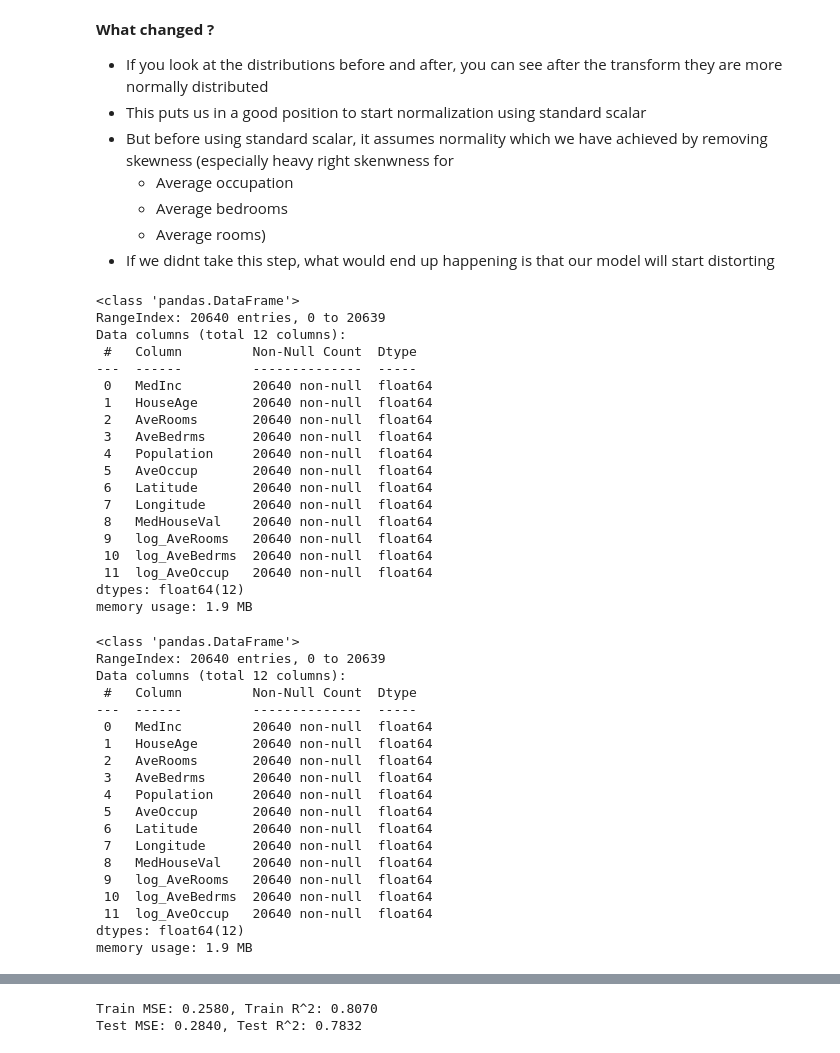
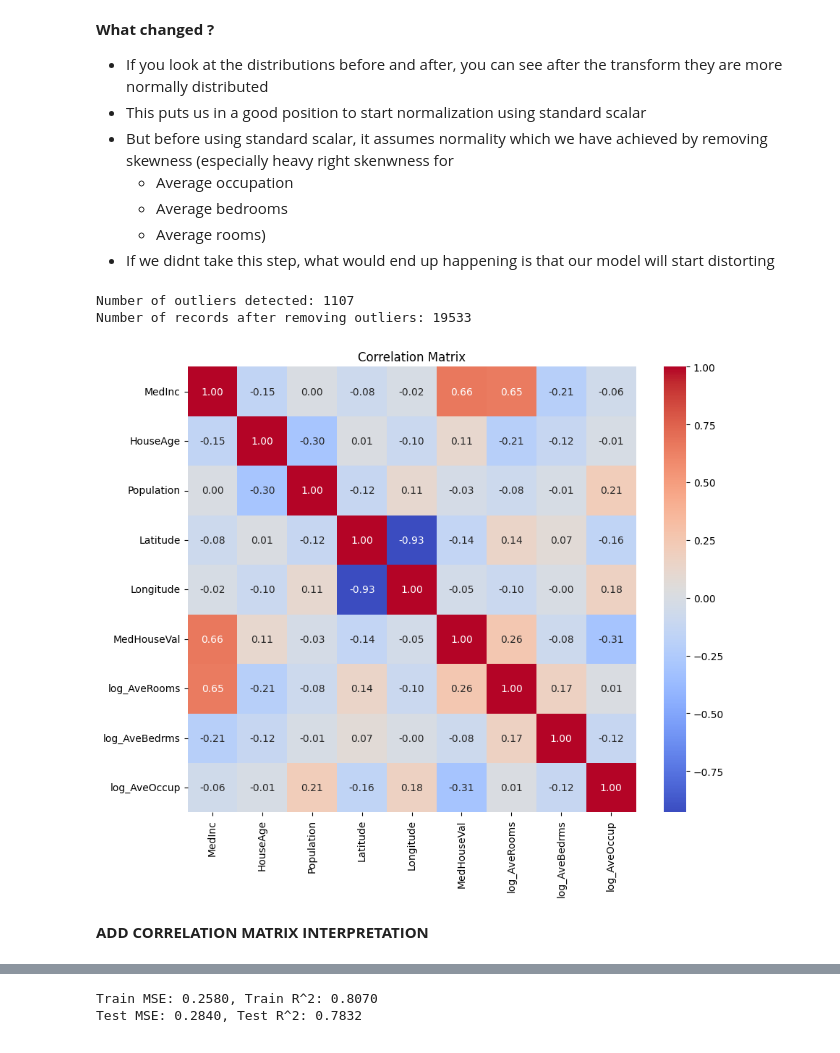
Before and after one commit to xplj5935-uol/california-house-prices, a Jupyter notebook: Workflow 1-3.ipynb, the cells around one changed output, grey strips where cells are left out. Cells and saved outputs as stored; diff of their text form; code cells hidden in the pictures.

Commit message:
add visualizations and interpretations

```diff
--- a/Workflow 1-3.ipynb
+++ b/Workflow 1-3.ipynb
@@ -85,49 +85,28 @@ plt.show()
     - Average rooms)
 - If we didnt take this step, what would end up happening is that our model will start distorting
 # %%
-df.info()
+#cleaning up the data, dropping the original columns
+df.drop(['AveRooms', 'AveBedrms', 'AveOccup'], axis=1
+, inplace=True)
+#checking for outliers using z-score
+z_scores = np.abs(stats.zscore(df))
+outliers = (z_scores > 3).any(axis=1)
+print(f'Number of outliers detected: {outliers.sum()}')
+#removing outliers
+df_cleaned = df[~outliers]
+print(f'Number of records after removing outliers: {len(df_cleaned)}')
+#correlation matrix
+plt.figure(figsize=(10, 8))
+sns.heatmap(df_cleaned.corr(), annot=True, cmap='coolwarm', fmt
+='.2f')
+plt.title('Correlation Matrix')
+plt.show()
 # %% [output]
-<class 'pandas.DataFrame'>
-RangeIndex: 20640 entries, 0 to 20639
-Data columns (total 12 columns):
- #   Column         Non-Null Count  Dtype
----  ------         --------------  -----
- 0   MedInc         20640 non-null  float64
- 1   HouseAge       20640 non-null  float64
- 2   AveRooms       20640 non-null  float64
- 3   AveBedrms      20640 non-null  float64
- 4   Population     20640 non-null  float64
- 5   AveOccup       20640 non-null  float64
- 6   Latitude       20640 non-null  float64
- 7   Longitude      20640 non-null  float64
- 8   MedHouseVal    20640 non-null  float64
- 9   log_AveRooms   20640 non-null  float64
- 10  log_AveBedrms  20640 non-null  float64
- 11  log_AveOccup   20640 non-null  float64
-dtypes: float64(12)
-memory usage: 1.9 MB
+Number of outliers detected: 1107
+Number of records after removing outliers: 19533
+[figure, added]
-# %%
-df.info()
-# %% [output]
-<class 'pandas.DataFrame'>
-RangeIndex: 20640 entries, 0 to 20639
-Data columns (total 12 columns):
- #   Column         Non-Null Count  Dtype
----  ------         --------------  -----
- 0   MedInc         20640 non-null  float64
- 1   HouseAge       20640 non-null  float64
- 2   AveRooms       20640 non-null  float64
- 3   AveBedrms      20640 non-null  float64
- 4   Population     20640 non-null  float64
- 5   AveOccup       20640 non-null  float64
- 6   Latitude       20640 non-null  float64
- 7   Longitude      20640 non-null  float64
- 8   MedHouseVal    20640 non-null  float64
- 9   log_AveRooms   20640 non-null  float64
- 10  log_AveBedrms  20640 non-null  float64
- 11  log_AveOccup   20640 non-null  float64
-dtypes: float64(12)
-memory usage: 1.9 MB
+# %% [markdown]
+****ADD  CORRELATION MATRIX INTERPRETATION****
 # %%
 target = df['MedHouseVal']
 features = ['MedInc', 'HouseAge', 'Population', 'Latitude', 'Longitude',
```
Also changed, not shown: parts of 6 cells of this notebook.
